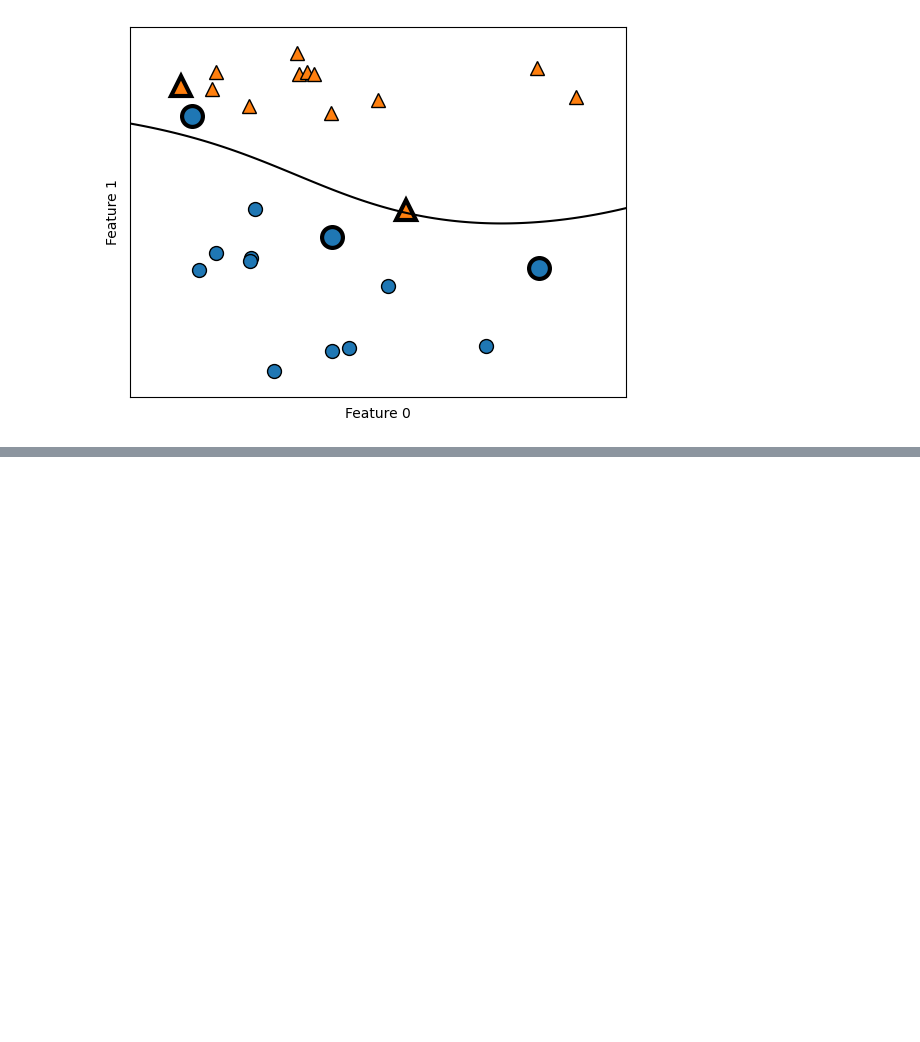
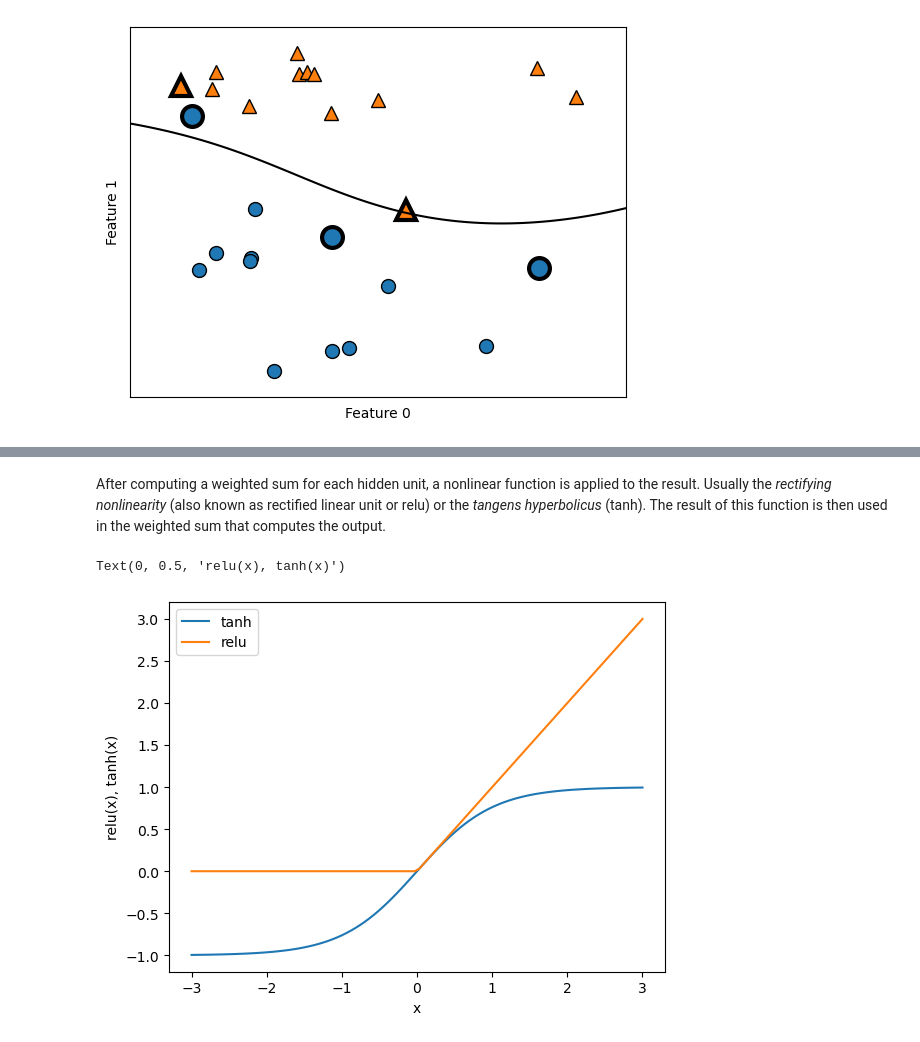
Before and after one commit to Giov12/intro.to.ml, a Jupyter notebook: chapter2.ipynb, the cells around one changed output, grey strips where cells are left out. Drawn from its saved outputs; the diff is of its cells as text; code cells hidden in the pictures; blank space fills up the shorter version.

```diff
--- a/chapter2.ipynb
+++ b/chapter2.ipynb
@@ -850,0 +939,12 @@ Text(0, 0.5, 'Feature 1')
+# %% [markdown]
+After computing a weighted sum for each hidden unit, a nonlinear function is applied to the result. Usually the *rectifying nonlinearity* (also known as rectified linear unit or relu) or the *tangens hyperbolicus* (tanh). The result of this function is then used in the weighted sum that computes the output.
+# %%
+line = np.linspace(-3, 3, 100)
+plt.plot(line, np.tanh(line), label="tanh")
+plt.plot(line, np.maximum(line, 0), label="relu")
+plt.legend(loc="best")
+plt.xlabel("x")
+plt.ylabel("relu(x), tanh(x)")
+# %% [output]
+Text(0, 0.5, 'relu(x), tanh(x)')
+[figure, added]
```
Also changed, not shown: parts of 23 cells of this notebook.
